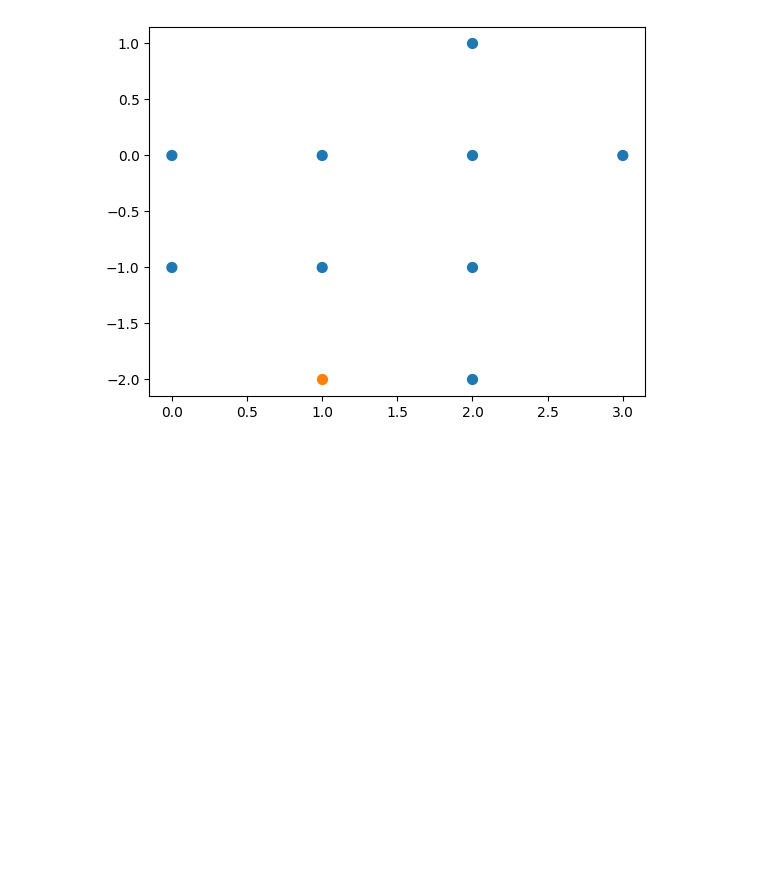
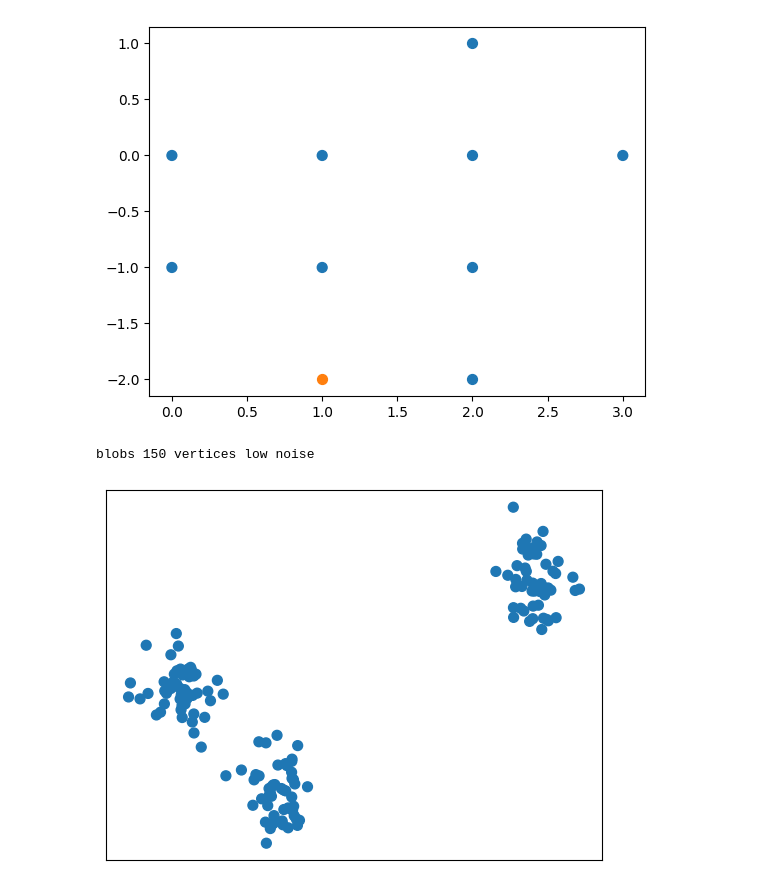
Before and after one commit to smitssjors/mpa, a Jupyter notebook: visualization.ipynb, the cells around one changed output. Drawn from its saved outputs; the diff is of its cells as text; code cells hidden in the pictures; blank space fills up the shorter version.

```diff
--- a/visualization.ipynb
+++ b/visualization.ipynb
@@ -193,2 +203,14 @@ def visualize(dataName: str, clusters = 2):
     plt.show()
+# %%
+print ('blobs 150 vertices low noise')
+visualize('blobs-150-low', 3)
+
+print ('blobs 150 vertices medium noise')
+visualize('blobs-150-medium', 6)
+
+print ('blobs 150 vertices high noise')
+visualize('blobs-150-high', 10)
+# %% [output]
+blobs 150 vertices low noise
+[figure, added]
 # %%
```
Also changed, not shown: parts of 6 cells of this notebook.
